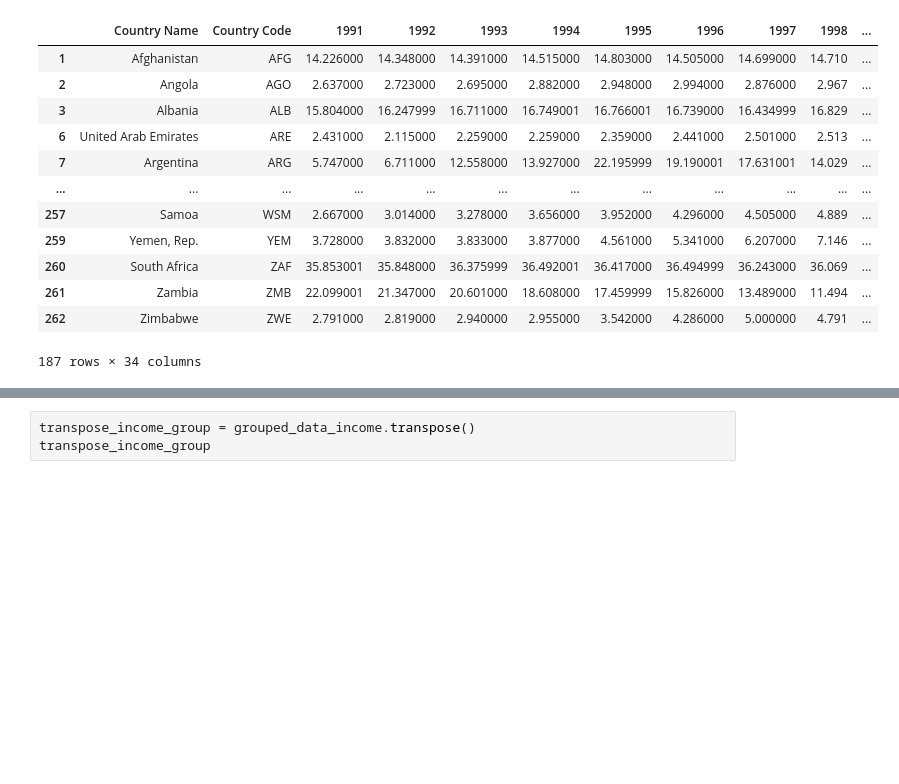
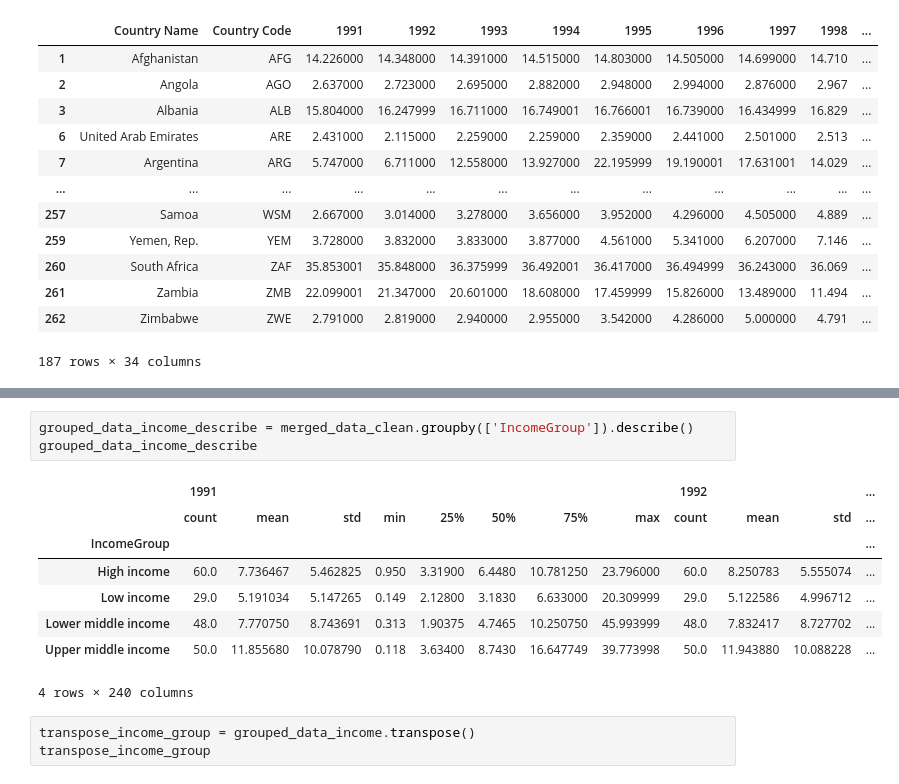
Before and after one commit to panditadata/Another-WorldBank-With-A-Little-Bit-Of-Spice, a Jupyter notebook: World_Bank_Education_Data_Analysis.ipynb, the cells around one changed output, grey strips where cells are left out. Cells and saved outputs as stored; diff of their text form; blank space fills up the shorter version.

```diff
--- a/World_Bank_Education_Data_Analysis.ipynb
+++ b/World_Bank_Education_Data_Analysis.ipynb
@@ -231,6 +235,18 @@ grouped_data_income
 | Low income | 5.191034 | 5.122586 | 5.241103 | 5.521621 | 5.722138 | 5.862035 | 5.939793 | 6.142310 | 6.236034 | 6.476931 | 6.796276 | ... |
 | Lower middle income | 7.770750 | 7.832417 | 8.115313 | 8.255917 | 8.423167 | 8.522042 | 8.436583 | 8.552500 | 8.596146 | 8.522167 | 8.632187 | ... |
 | Upper middle income | 11.855680 | 11.943880 | 12.369380 | 12.909100 | 13.475140 | 13.965980 | 14.108920 | 14.097900 | 14.203700 | 13.907960 | 13.776640 | ... |
+# %%
+grouped_data_income_describe = merged_data_clean.groupby(['IncomeGroup']).describe()
+grouped_data_income_describe
+# %% [output]
+|  | 1991 |  |  |  |  |  |  |  | 1992 |  |  | ... |
+|  | count | mean | std | min | 25% | 50% | 75% | max | count | mean | std | ... |
+| IncomeGroup |  |  |  |  |  |  |  |  |  |  |  | ... |
+| High income | 60.0 | 7.736467 | 5.462825 | 0.950 | 3.31900 | 6.4480 | 10.781250 | 23.796000 | 60.0 | 8.250783 | 5.555074 | ... |
+| Low income | 29.0 | 5.191034 | 5.147265 | 0.149 | 2.12800 | 3.1830 | 6.633000 | 20.309999 | 29.0 | 5.122586 | 4.996712 | ... |
+| Lower middle income | 48.0 | 7.770750 | 8.743691 | 0.313 | 1.90375 | 4.7465 | 10.250750 | 45.993999 | 48.0 | 7.832417 | 8.727702 | ... |
+| Upper middle income | 50.0 | 11.855680 | 10.078790 | 0.118 | 3.63400 | 8.7430 | 16.647749 | 39.773998 | 50.0 | 11.943880 | 10.088228 | ... |
+4 rows × 240 columns
 # %%
 transpose_income_group = grouped_data_income.transpose()
 transpose_income_group
```
Also changed, not shown: parts of 61 cells of this notebook.
